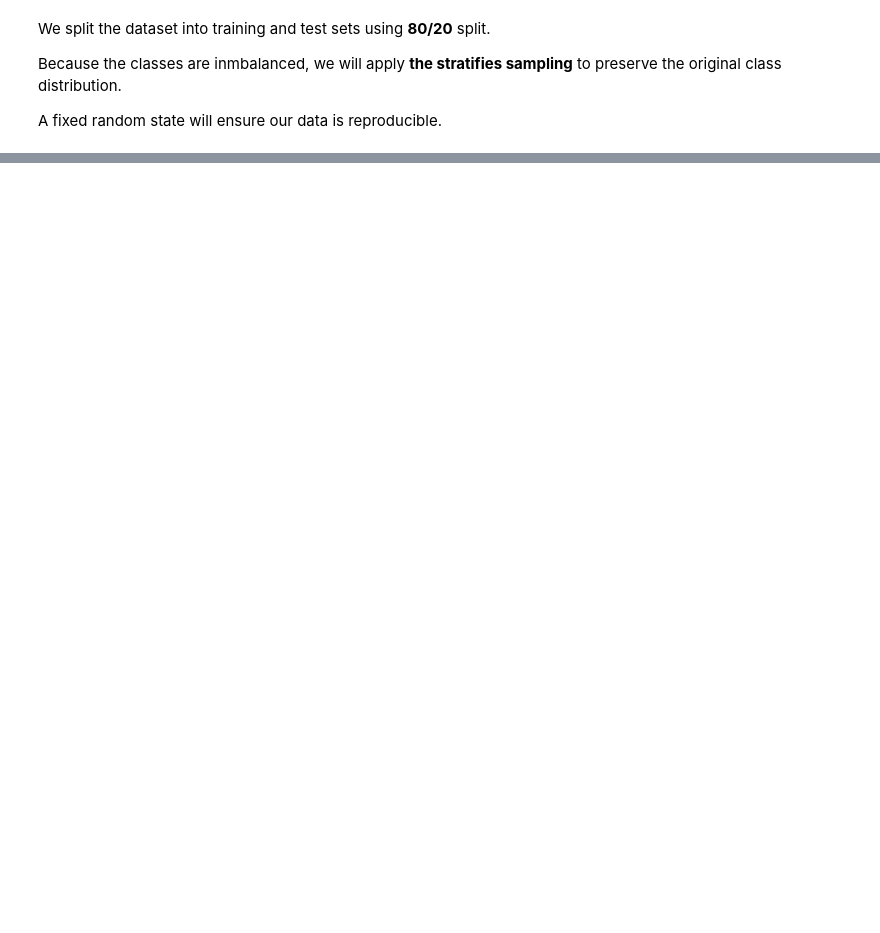
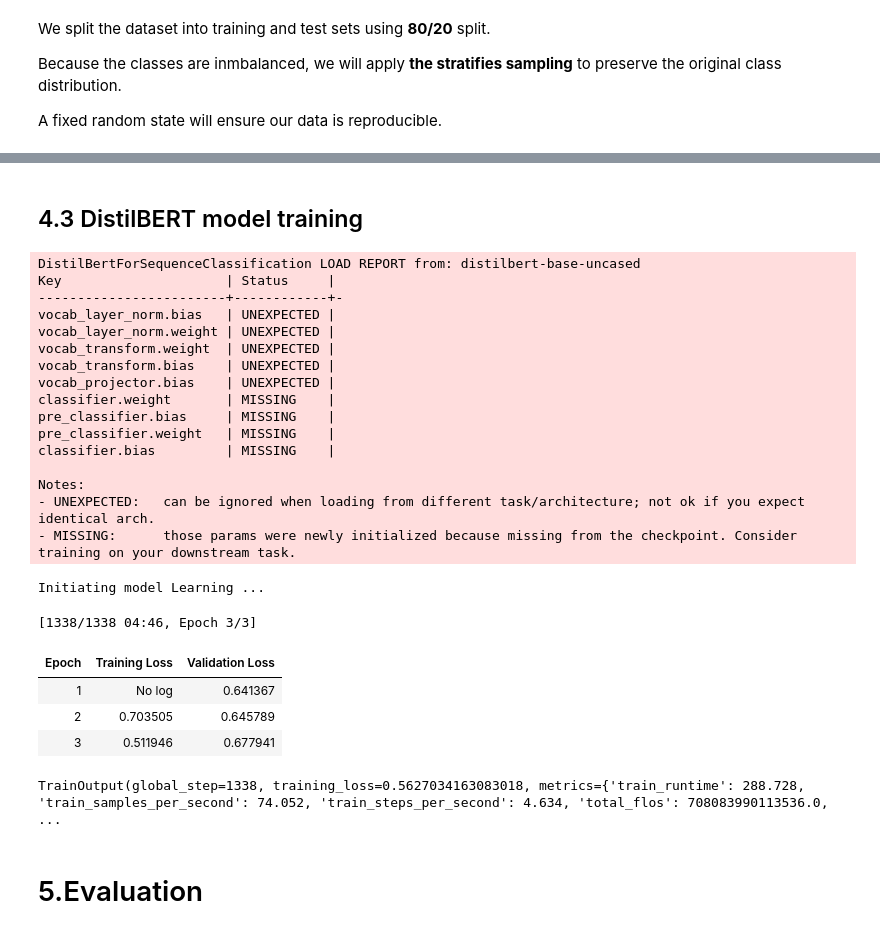
Before and after one commit to raphaelndemo/Tweet-Sentiment-NLP, a Jupyter notebook: notebooks/index.ipynb, the cells around one changed output, grey strips where cells are left out. Saved outputs shown, nothing was run; the diff lists cells and outputs as text; code cells hidden in the pictures; blank space fills up the shorter version.

```diff
--- a/notebooks/index.ipynb
+++ b/notebooks/index.ipynb
@@ -237,4 +294,3 @@ A fixed random state will ensure our data is reproducible.
 # %%
 X_train, X_test, y_train, y_test = train_test_split(
-    X, y, test_size=0.2, random_state=42, stratify=y
-)
+    X, y, test_size=0.2, random_state=42, stratify=y)
@@ -476,0 +301,6 @@ At this Stage we make a  Summary comparison of all models
+# %%
+train_dataset = Dataset.from_dict({'text': X_train, 'label':y_train})
+test_dataset = Dataset.from_dict({'text': X_test, 'label':y_test})
+
+print(f"Training on {len(train_dataset)} reviews")
+print(f"Testing on {len(test_dataset)} reviews")
@@ -476,0 +312,10 @@ At this Stage we make a  Summary comparison of all models
+# %%
+tokenizer = AutoTokenizer.from_pretrained("distilbert-base-uncased")
+
+def preprocess_function(examples):
+    # Truncate long reviews and pad short ones so they are all exactly 128 tokens
+    return tokenizer(examples["text"], padding="max_length", truncation=True, max_length=128)
+
+# Apply the tokenization
+tokenized_train = train_dataset.map(preprocess_function, batched=True)
+tokenized_test = test_dataset.map(preprocess_function, batched=True)
@@ -476,0 +330,54 @@ At this Stage we make a  Summary comparison of all models
+# %% [markdown]
+## 4.3 DistilBERT model training
+# %%
+#Download the model (configured for 3 outcomes)
+model = AutoModelForSequenceClassification.from_pretrained("distilbert-base-uncased", num_labels=3)
+
+#Set the training parameters
+training_args = TrainingArguments(
+    output_dir="./results",
+    learning_rate=2e-5,
+    per_device_train_batch_size=16,
+    per_device_eval_batch_size=16,
+    num_train_epochs=3, # Reads the dataset 3 times for max accuracy
+    weight_decay=0.01,
+    eval_strategy="epoch",
+    fp16=False   #16-bit hyperdrive
+)
+
+# Compile the Trainer
+trainer = Trainer(
+    model=model,
+    args=training_args,
+    train_dataset=tokenized_train,
+    eval_dataset=tokenized_test,
+)
+
+print("Initiating model Learning ...")
+trainer.train()
+# %% [output]
+DistilBertForSequenceClassification LOAD REPORT from: distilbert-base-uncased
+Key                     | Status     |
+------------------------+------------+-
+vocab_layer_norm.bias   | UNEXPECTED |
+vocab_layer_norm.weight | UNEXPECTED |
+vocab_transform.weight  | UNEXPECTED |
+vocab_transform.bias    | UNEXPECTED |
+vocab_projector.bias    | UNEXPECTED |
+classifier.weight       | MISSING    |
+pre_classifier.bias     | MISSING    |
+pre_classifier.weight   | MISSING    |
+classifier.bias         | MISSING    |
+
+Notes:
+- UNEXPECTED:   can be ignored when loading from different task/architecture; not ok if you expect identical arch.
+- MISSING:      those params were newly initialized because missing from the checkpoint. Consider training on your downstream task.
+Initiating model Learning ...
+[1338/1338 04:46, Epoch 3/3]
+| Epoch | Training Loss | Validation Loss |
+| 1 | No log | 0.641367 |
+| 2 | 0.703505 | 0.645789 |
+| 3 | 0.511946 | 0.677941 |
+TrainOutput(global_step=1338, training_loss=0.5627034163083018, metrics={'train_runtime': 288.728, 'train_samples_per_second': 74.052, 'train_steps_per_second': 4.634, 'total_flos': 708083990113536.0, ...
+# %% [markdown]
+# 5.Evaluation
```
Also changed, not shown: parts of 72 cells of this notebook, 1 other file.
